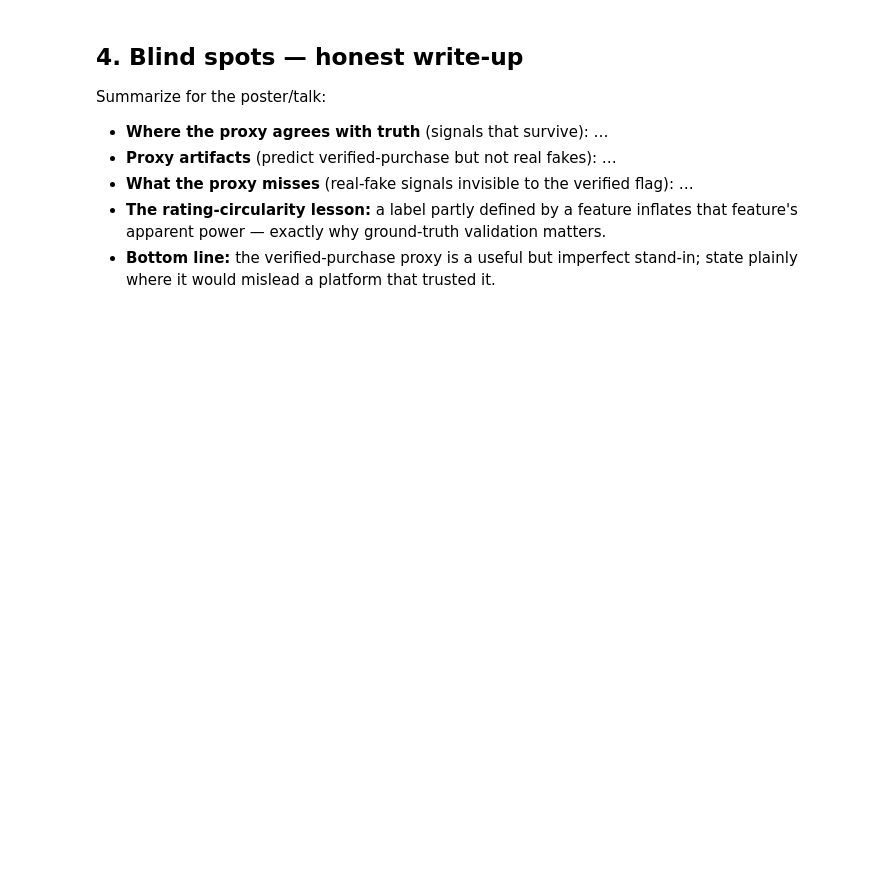
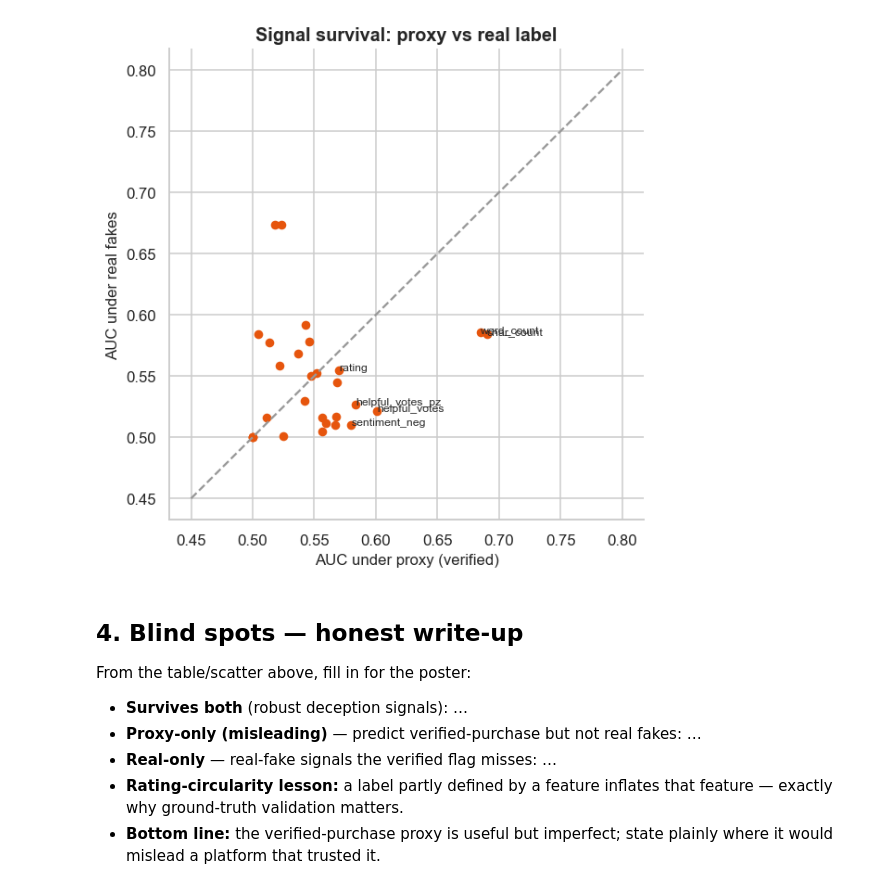
Before and after one commit to JamesChenCode/review-deception-nlp, a Jupyter notebook: notebooks/07_groundtruth_validation.ipynb, the cells around one changed output. Cells and saved outputs as stored; diff of their text form; code cells hidden in the pictures; blank space fills up the shorter version.

```diff
--- a/notebooks/07_groundtruth_validation.ipynb
+++ b/notebooks/07_groundtruth_validation.ipynb
@@ -62,18 +92,12 @@ For each feature, compare standalone separability under the **real** label vs th
 # %%
-real_X = models.design_matrix(features.build_feature_table(gt, config))
-real_auc = models.univariate_feature_auc(real_X, gt['is_fake'])
-
-pf = features.build_feature_table(proxy, config)
-py, _ = models.make_label(pf)
-proxy_auc = models.univariate_feature_auc(models.design_matrix(pf).loc[py.index], py)
-
-import pandas as pd
-comp = pd.DataFrame({'real_auc': real_auc, 'proxy_auc': proxy_auc}).fillna(0.5)
+real_auc = models.univariate_feature_auc(models.design_matrix(features.build_feature_table(gt, config)), gt["is_fake"])
+proxy_auc = models.univariate_feature_auc(models.design_matrix(features.build_feature_table(proxy_df, config)), (proxy_df["verified_purchase"]==False).astype(int))
+comp = pd.DataFrame({"proxy_auc": proxy_auc, "real_auc": real_auc}).fillna(0.5)
+hi = 0.58
 def verdict(r):
-    hi = 0.60
-    if r.real_auc >= hi and r.proxy_auc >= hi: return 'survives (both)'
-    if r.proxy_auc >= hi: return 'proxy-only (misleading)'
-    if r.real_auc >= hi: return 'real-only (proxy misses)'
-    return 'weak'
-comp['verdict'] = comp.apply(verdict, axis=1)
-comp.sort_values('real_auc', ascending=False).round(3)
+    if r.real_auc>=hi and r.proxy_auc>=hi: return "survives (both)"
+    if r.proxy_auc>=hi: return "proxy-only (misleading)"
+    if r.real_auc>=hi: return "real-only (proxy misses)"
+    return "weak"
+comp["verdict"] = comp.apply(verdict, axis=1)
+print(comp.sort_values("proxy_auc", ascending=False).round(3).head(12).to_string())
@@ -80,8 +120,18 @@ comp.sort_values('real_auc', ascending=False).round(3)
+# %%
+fig, axx = plt.subplots(figsize=(6,6))
+axx.scatter(comp["proxy_auc"], comp["real_auc"], s=28, color=viz.TRUST_COLORS["unverified"])
+lim=[0.45, max(0.8, float(comp[["proxy_auc","real_auc"]].max().max()))]; axx.plot(lim, lim, "--", color="#999")
+for f in comp.sort_values("proxy_auc", ascending=False).head(6).index:
+    axx.annotate(f, (comp.loc[f,"proxy_auc"], comp.loc[f,"real_auc"]), fontsize=8)
+viz.label_axes(axx, "Signal survival: proxy vs real label", "AUC under proxy (verified)", "AUC under real fakes")
+viz.savefig(axx, str(FIG/"07_survival.png")); plt.show()
+# %% [output]
+[figure, added]
 # %% [markdown]
 ## 4. Blind spots — honest write-up
-Summarize for the poster/talk:
-- **Where the proxy agrees with truth** (signals that survive): …
-- **Proxy artifacts** (predict verified-purchase but not real fakes): …
-- **What the proxy misses** (real-fake signals invisible to the verified flag): …
-- **The rating-circularity lesson:** a label partly defined by a feature inflates that feature's apparent power — exactly why ground-truth validation matters.
-- **Bottom line:** the verified-purchase proxy is a useful but imperfect stand-in; state plainly where it would mislead a platform that trusted it.
+From the table/scatter above, fill in for the poster:
+- **Survives both** (robust deception signals): …
+- **Proxy-only (misleading)** — predict verified-purchase but not real fakes: …
+- **Real-only** — real-fake signals the verified flag misses: …
+- **Rating-circularity lesson:** a label partly defined by a feature inflates that feature — exactly why ground-truth validation matters.
+- **Bottom line:** the verified-purchase proxy is useful but imperfect; state plainly where it would mislead a platform that trusted it.
```
Also changed, not shown: parts of 14 cells of this notebook, 20 other files.
